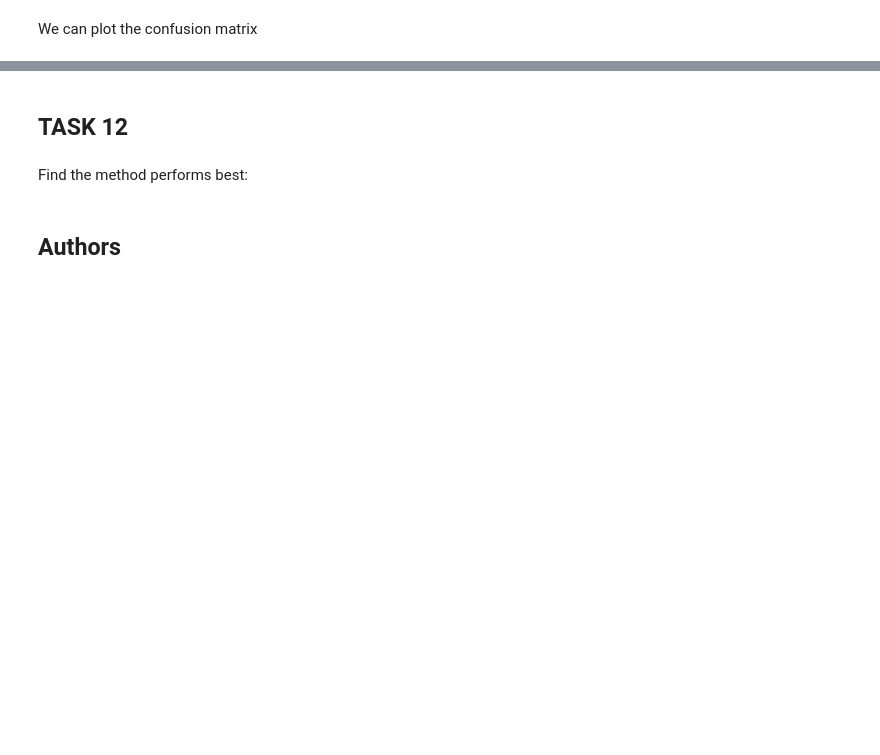
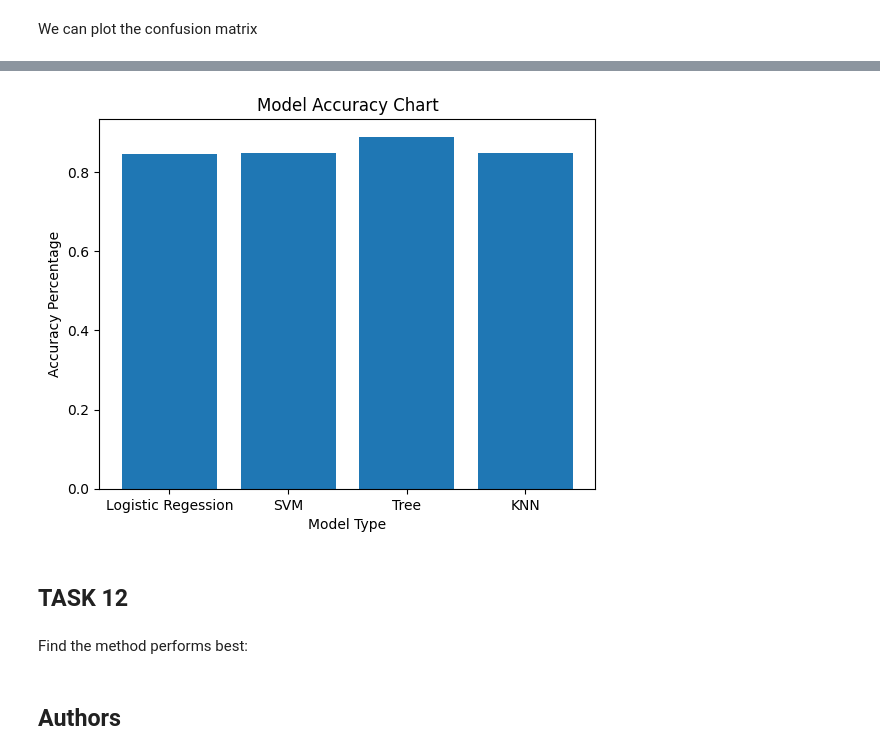
Before and after one commit to twogunzpadre/SpaceXCapstone, a Jupyter notebook: SpaceX_Machine Learning Prediction_Part_5.ipynb, the cells around one changed output, grey strips where cells are left out. Saved outputs shown, nothing was run; the diff lists cells and outputs as text; code cells hidden in the pictures; blank space fills up the shorter version.

```diff
--- a/SpaceX_Machine Learning Prediction_Part_5.ipynb
+++ b/SpaceX_Machine Learning Prediction_Part_5.ipynb
@@ -216,6 +255,10 @@ parameters = {'criterion': ['gini', 'entropy'],
      'min_samples_split': [2, 5, 10]}
 
 tree = DecisionTreeClassifier()
+# %%
+tree_cv = GridSearchCV(tree,parameters,cv=10)
+# %%
+tree_cv.fit(X_train, Y_train)
 # %%
 print("tuned hpyerparameters :(best parameters) ",tree_cv.best_params_)
 print("accuracy :",tree_cv.best_score_)
@@ -238,3 +290,7 @@ parameters = {'n_neighbors': [1, 2, 3, 4, 5, 6, 7, 8, 9, 10],
               'p': [1,2]}
 
 KNN = KNeighborsClassifier()
+# %%
+knn_cv =  GridSearchCV(KNN,parameters,cv=10)
+# %%
+knn_cv.fit(X_train, Y_train)
@@ -253,3 +323,22 @@ plot_confusion_matrix(Y_test,yhat)
+# %%
+accuracy = {
+    'Logistic Regession': [logreg_cv.best_score_],
+    'SVM': [svm_cv.best_score_],
+    'Tree': [tree_cv.best_score_],
+    'KNN': [knn_cv.best_score_]
+
+
+}
+df = pd.DataFrame(accuracy)
+df = df.transpose().reset_index()
+df.columns = ['ML_Model', 'Accuracy']
+plt.bar(df['ML_Model'], df['Accuracy'])
+plt.title('Model Accuracy Chart')
+plt.ylabel('Accuracy Percentage')
+plt.xlabel('Model Type')
+plt.show()
+# %% [output]
+[figure, added]
 # %% [markdown]
 ## TASK  12
 # %% [markdown]
```
Also changed, not shown: parts of 19 cells of this notebook.
